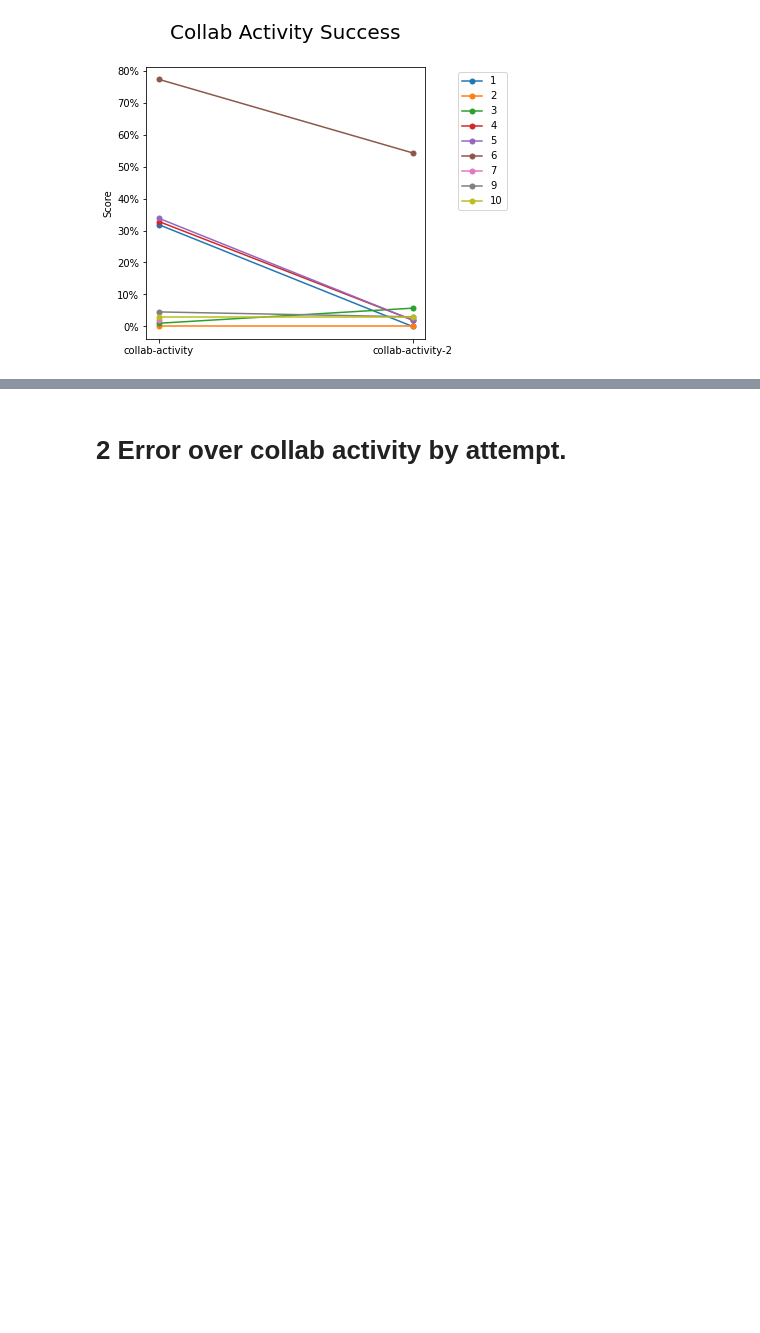
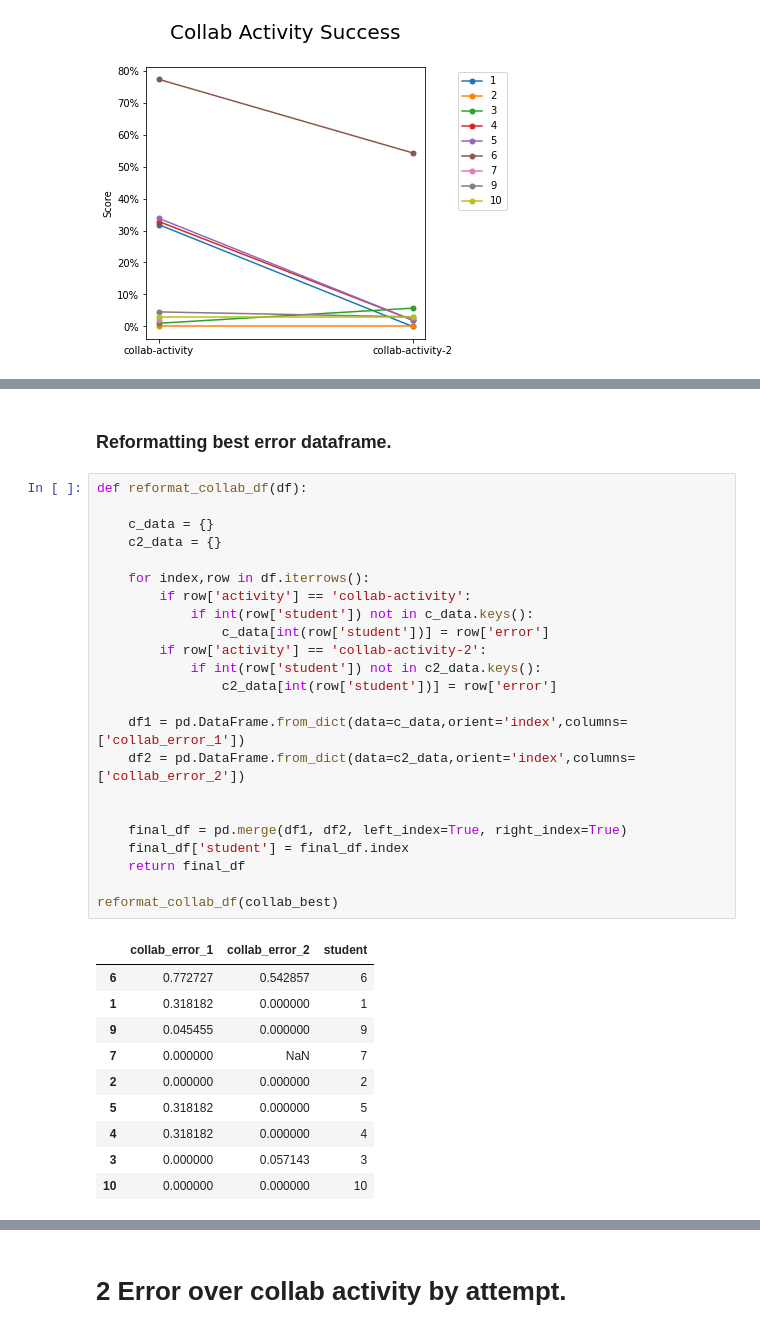
Before and after one commit to utku-norman/justhink-preexp-analysis, a Jupyter notebook: analysis/notebooks/4-perform-error-analysis-across-collaborative-activities-and-attempts.ipynb, the cells around one changed output, grey strips where cells are left out. Cells and saved outputs as stored; diff of their text form; blank space fills up the shorter version.

Commit message:
Adding temporal dynamics over best collaborative submissions

```diff
--- a/analysis/notebooks/4-perform-error-analysis-across-collaborative-activities-and-attempts.ipynb
+++ b/analysis/notebooks/4-perform-error-analysis-across-collaborative-activities-and-attempts.ipynb
@@ -502,0 +512,36 @@ plt.show()
+# %% [markdown]
+### Reformatting best error dataframe.
+# %%
+def reformat_collab_df(df):
+
+    c_data = {}
+    c2_data = {}
+
+    for index,row in df.iterrows():
+        if row['activity'] == 'collab-activity':
+            if int(row['student']) not in c_data.keys():
+                c_data[int(row['student'])] = row['error']
+        if row['activity'] == 'collab-activity-2':
+            if int(row['student']) not in c2_data.keys():
+                c2_data[int(row['student'])] = row['error']
+
+    df1 = pd.DataFrame.from_dict(data=c_data,orient='index',columns=['collab_error_1'])
+    df2 = pd.DataFrame.from_dict(data=c2_data,orient='index',columns=['collab_error_2'])
+
+
+    final_df = pd.merge(df1, df2, left_index=True, right_index=True)
+    final_df['student'] = final_df.index
+    return final_df
+
+reformat_collab_df(collab_best)
+# %% [output]
+|  | collab_error_1 | collab_error_2 | student |
+| 6 | 0.772727 | 0.542857 | 6 |
+| 1 | 0.318182 | 0.000000 | 1 |
+| 9 | 0.045455 | 0.000000 | 9 |
+| 7 | 0.000000 | NaN | 7 |
+| 2 | 0.000000 | 0.000000 | 2 |
+| 5 | 0.318182 | 0.000000 | 5 |
+| 4 | 0.318182 | 0.000000 | 4 |
+| 3 | 0.000000 | 0.057143 | 3 |
+| 10 | 0.000000 | 0.000000 | 10 |
```
Also changed, not shown: parts of 12 cells of this notebook.
